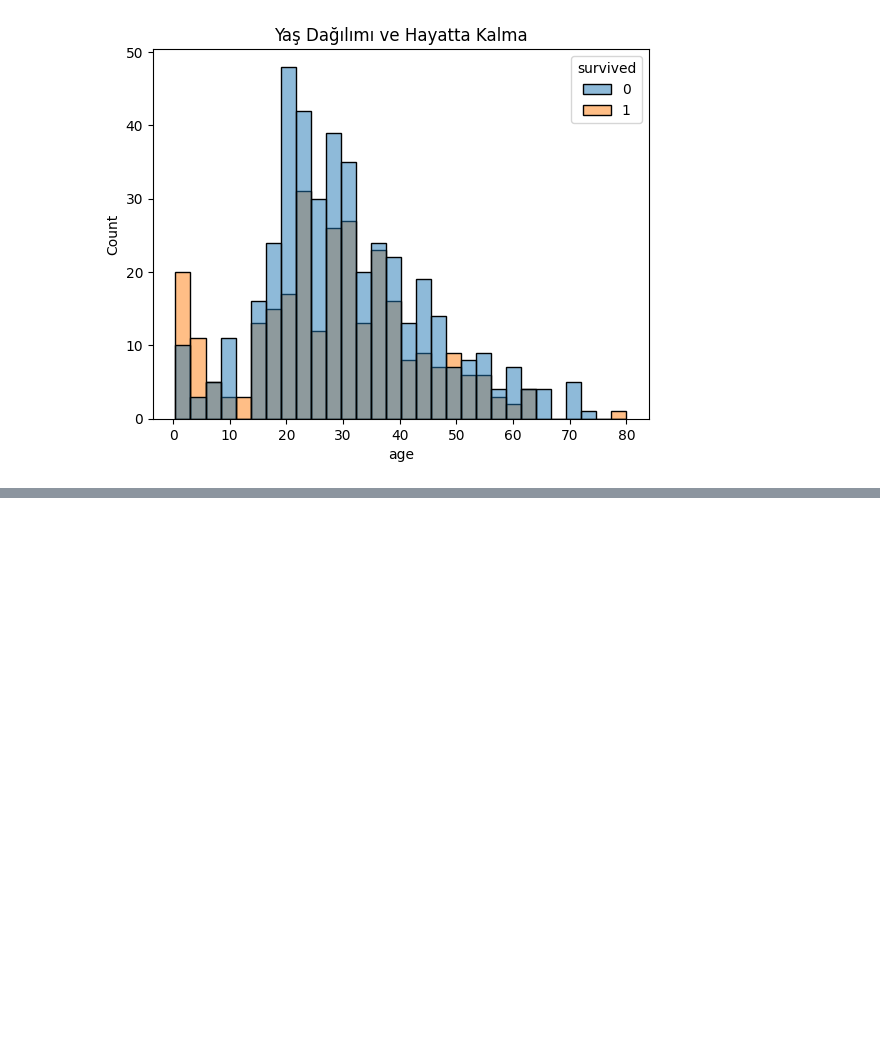
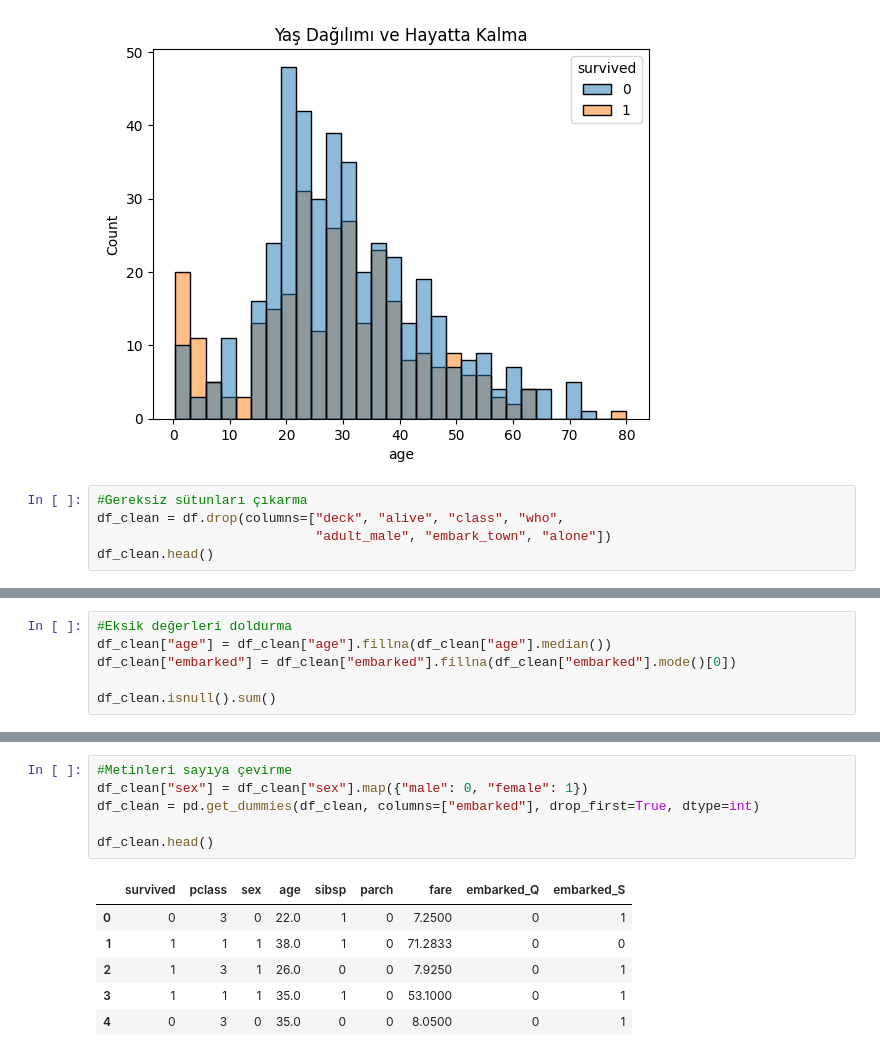
Before and after one commit to dilaraymercann/ml-supervised-learning, a Jupyter notebook: 01_titanic_classification.ipynb, the cells around one changed output, grey strips where cells are left out. Cells and saved outputs as stored; diff of their text form; blank space fills up the shorter version.

```diff
--- a/01_titanic_classification.ipynb
+++ b/01_titanic_classification.ipynb
@@ -82,3 +85,8 @@ plt.title("Yaş Dağılımı ve Hayatta Kalma")
 plt.show()
 # %% [output]
 [figure]
+# %%
+#Gereksiz sütunları çıkarma
+df_clean = df.drop(columns=["deck", "alive", "class", "who",
+                            "adult_male", "embark_town", "alone"])
+df_clean.head()
@@ -84,0 +100,6 @@ plt.show()
+# %%
+#Eksik değerleri doldurma
+df_clean["age"] = df_clean["age"].fillna(df_clean["age"].median())
+df_clean["embarked"] = df_clean["embarked"].fillna(df_clean["embarked"].mode()[0])
+
+df_clean.isnull().sum()
@@ -84,0 +117,13 @@ plt.show()
+# %%
+#Metinleri sayıya çevirme
+df_clean["sex"] = df_clean["sex"].map({"male": 0, "female": 1})
+df_clean = pd.get_dummies(df_clean, columns=["embarked"], drop_first=True, dtype=int)
+
+df_clean.head()
+# %% [output]
+|  | survived | pclass | sex | age | sibsp | parch | fare | embarked_Q | embarked_S |
+| 0 | 0 | 3 | 0 | 22.0 | 1 | 0 | 7.2500 | 0 | 1 |
+| 1 | 1 | 1 | 1 | 38.0 | 1 | 0 | 71.2833 | 0 | 0 |
+| 2 | 1 | 3 | 1 | 26.0 | 0 | 0 | 7.9250 | 0 | 1 |
+| 3 | 1 | 1 | 1 | 35.0 | 1 | 0 | 53.1000 | 0 | 1 |
+| 4 | 0 | 3 | 0 | 35.0 | 0 | 0 | 8.0500 | 0 | 1 |
```
Also changed, not shown: parts of 8 cells of this notebook.
